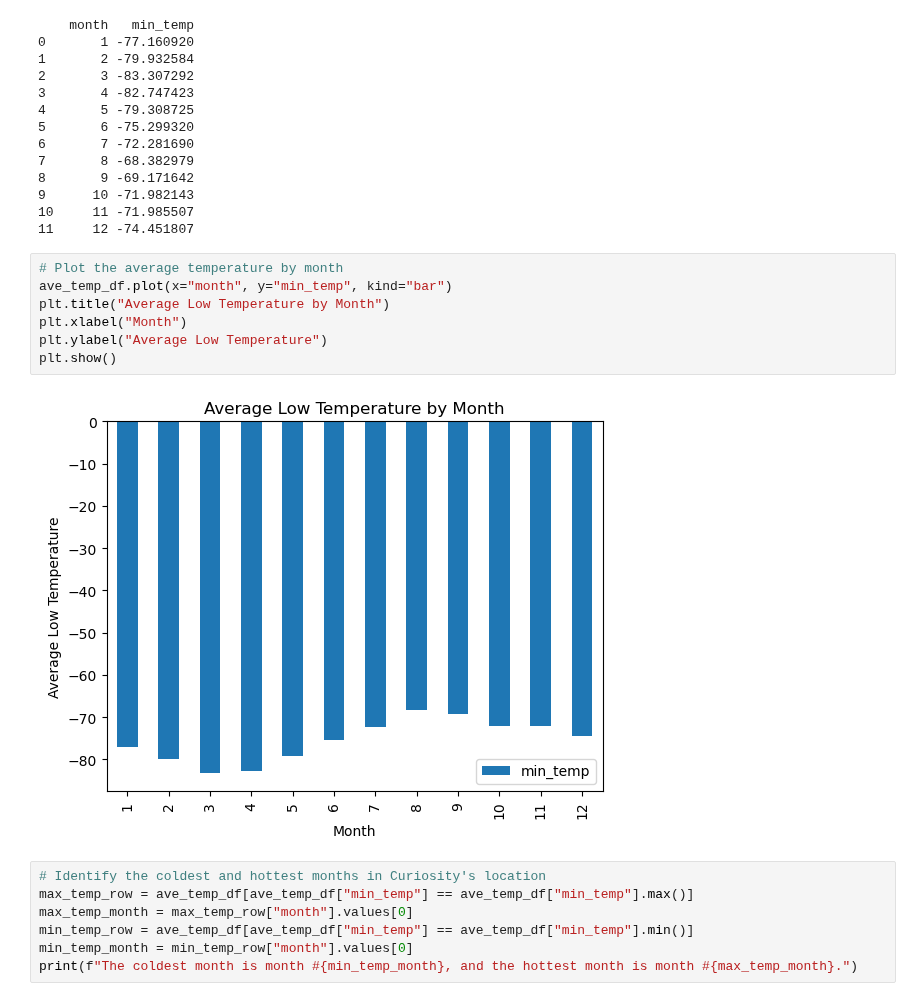
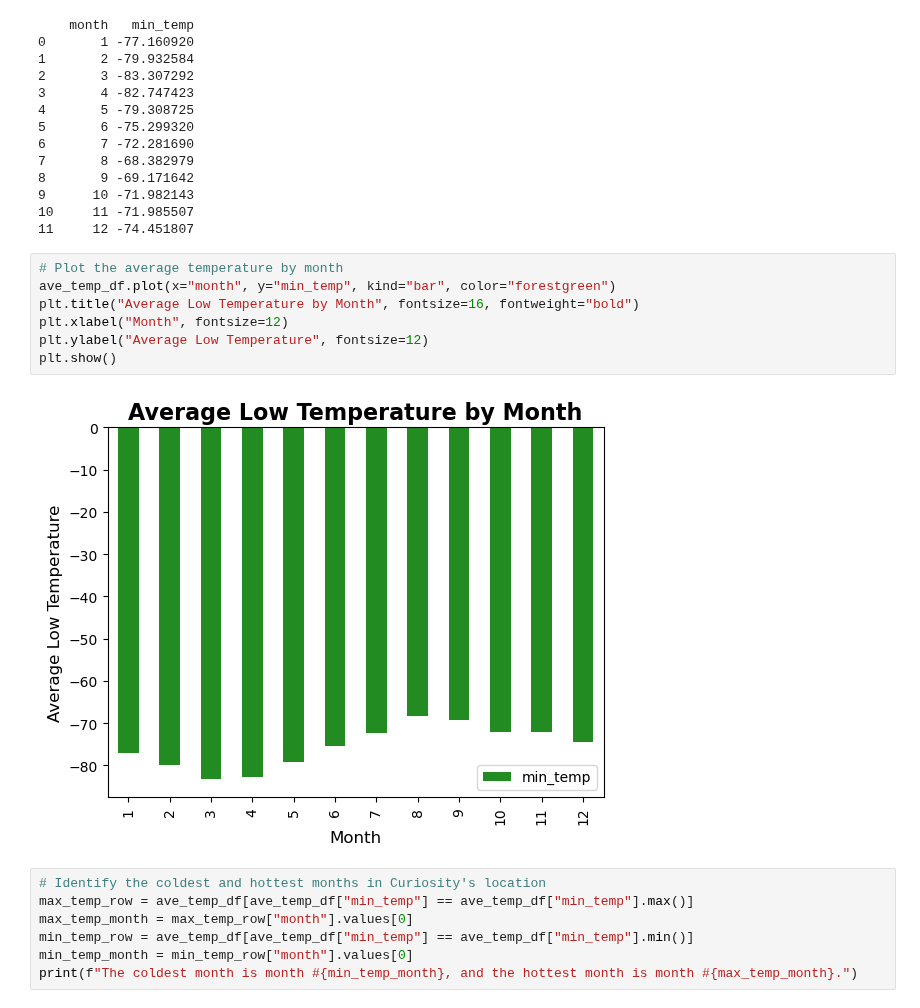
Before and after one commit to smruth17/data_collection, a Jupyter notebook: part_2_mars_weather.ipynb, the cells around one changed output. Saved outputs shown, nothing was run; the diff lists cells and outputs as text.

```diff
--- a/part_2_mars_weather.ipynb
+++ b/part_2_mars_weather.ipynb
@@ -188,13 +188,13 @@ print(ave_temp_df)
 11     12 -74.451807
 # %%
 # Plot the average temperature by month
-ave_temp_df.plot(x="month", y="min_temp", kind="bar")
-plt.title("Average Low Temperature by Month")
-plt.xlabel("Month")
-plt.ylabel("Average Low Temperature")
+ave_temp_df.plot(x="month", y="min_temp", kind="bar", color="forestgreen")
+plt.title("Average Low Temperature by Month", fontsize=16, fontweight="bold")
+plt.xlabel("Month", fontsize=12)
+plt.ylabel("Average Low Temperature", fontsize=12)
 plt.show()
 # %% [output]
-[figure, old version]
+[figure, new version]
 # %%
 # Identify the coldest and hottest months in Curiosity's location
 max_temp_row = ave_temp_df[ave_temp_df["min_temp"] == ave_temp_df["min_temp"].max()]
```
Also changed, not shown: parts of 3 cells of this notebook.
